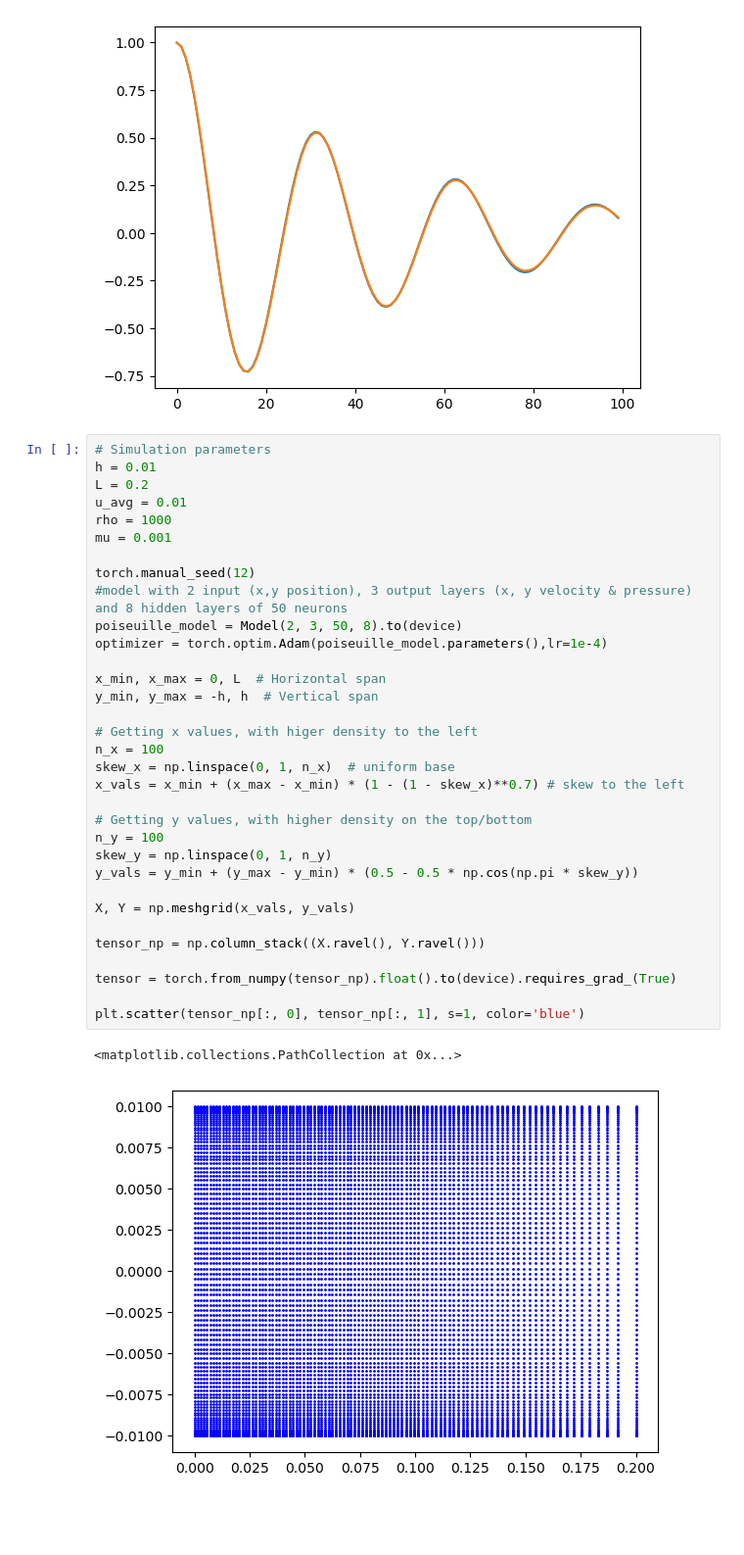
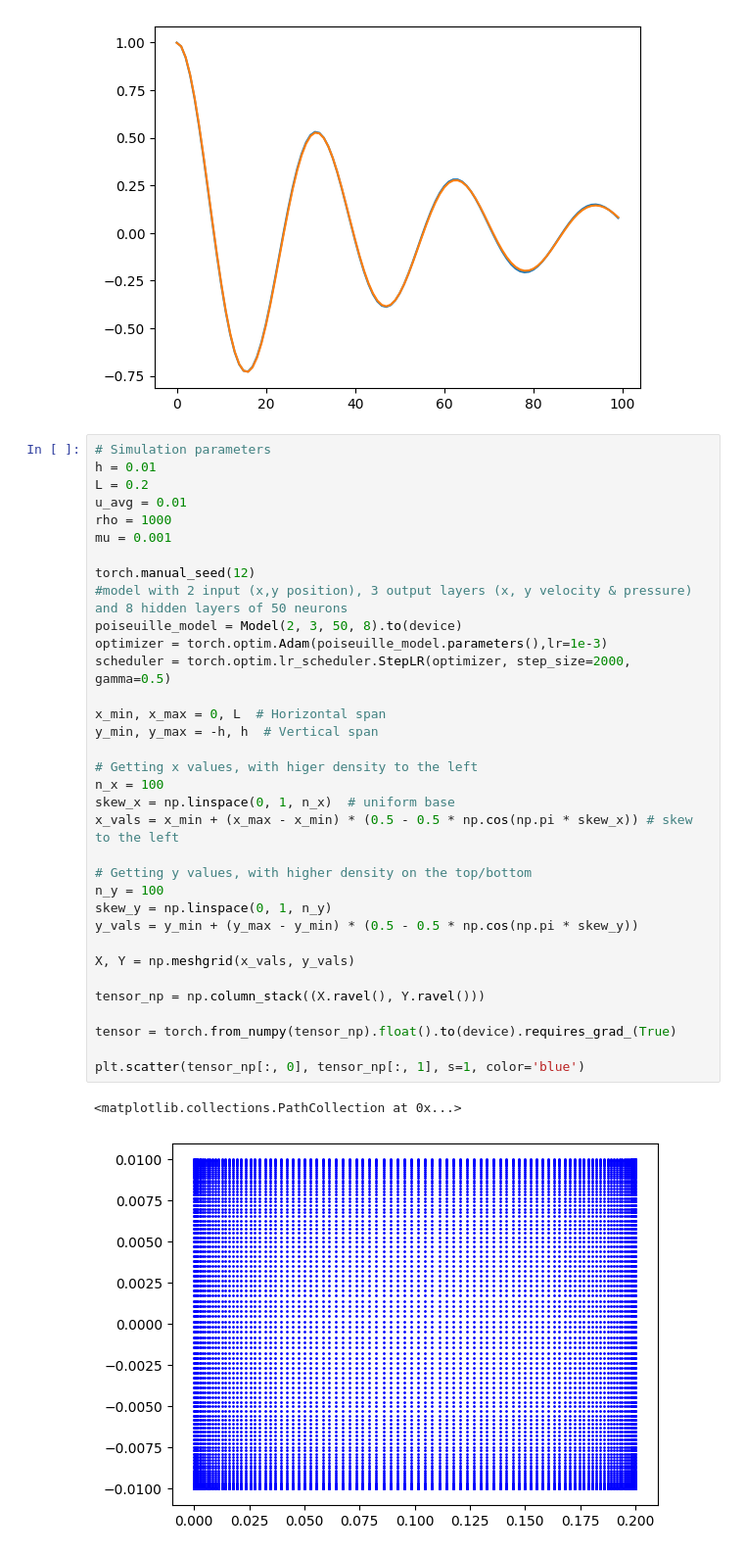
Before and after one commit to GuilBess/TB_PINN, a Jupyter notebook: example.ipynb, the cells around one changed output. Shown: that part at 98% size. Drawn from its saved outputs; the diff is of its cells as text; blank space fills up the shorter version.

```diff
--- a/example.ipynb
+++ b/example.ipynb
@@ -119,34 +119,35 @@ h = 0.01
 L = 0.2
 u_avg = 0.01
 rho = 1000
 mu = 0.001
 
 torch.manual_seed(12)
 #model with 2 input (x,y position), 3 output layers (x, y velocity & pressure) and 8 hidden layers of 50 neurons
 poiseuille_model = Model(2, 3, 50, 8).to(device)
-optimizer = torch.optim.Adam(poiseuille_model.parameters(),lr=1e-4)
+optimizer = torch.optim.Adam(poiseuille_model.parameters(),lr=1e-3)
+scheduler = torch.optim.lr_scheduler.StepLR(optimizer, step_size=2000, gamma=0.5)
 
 x_min, x_max = 0, L  # Horizontal span
 y_min, y_max = -h, h  # Vertical span
 
 # Getting x values, with higer density to the left
 n_x = 100
 skew_x = np.linspace(0, 1, n_x)  # uniform base
-x_vals = x_min + (x_max - x_min) * (1 - (1 - skew_x)**0.7) # skew to the left
+x_vals = x_min + (x_max - x_min) * (0.5 - 0.5 * np.cos(np.pi * skew_x)) # skew to the left
 
 # Getting y values, with higher density on the top/bottom
 n_y = 100
 skew_y = np.linspace(0, 1, n_y)
 y_vals = y_min + (y_max - y_min) * (0.5 - 0.5 * np.cos(np.pi * skew_y))
 
 X, Y = np.meshgrid(x_vals, y_vals)
 
 tensor_np = np.column_stack((X.ravel(), Y.ravel()))
 
 tensor = torch.from_numpy(tensor_np).float().to(device).requires_grad_(True)
 
 plt.scatter(tensor_np[:, 0], tensor_np[:, 1], s=1, color='blue')
 # %% [output]
 <matplotlib.collections.PathCollection at 0x...>
-[figure, old version]
+[figure, new version]
 # %%
```
Also changed, not shown: parts of 5 cells of this notebook, 2 other files.
